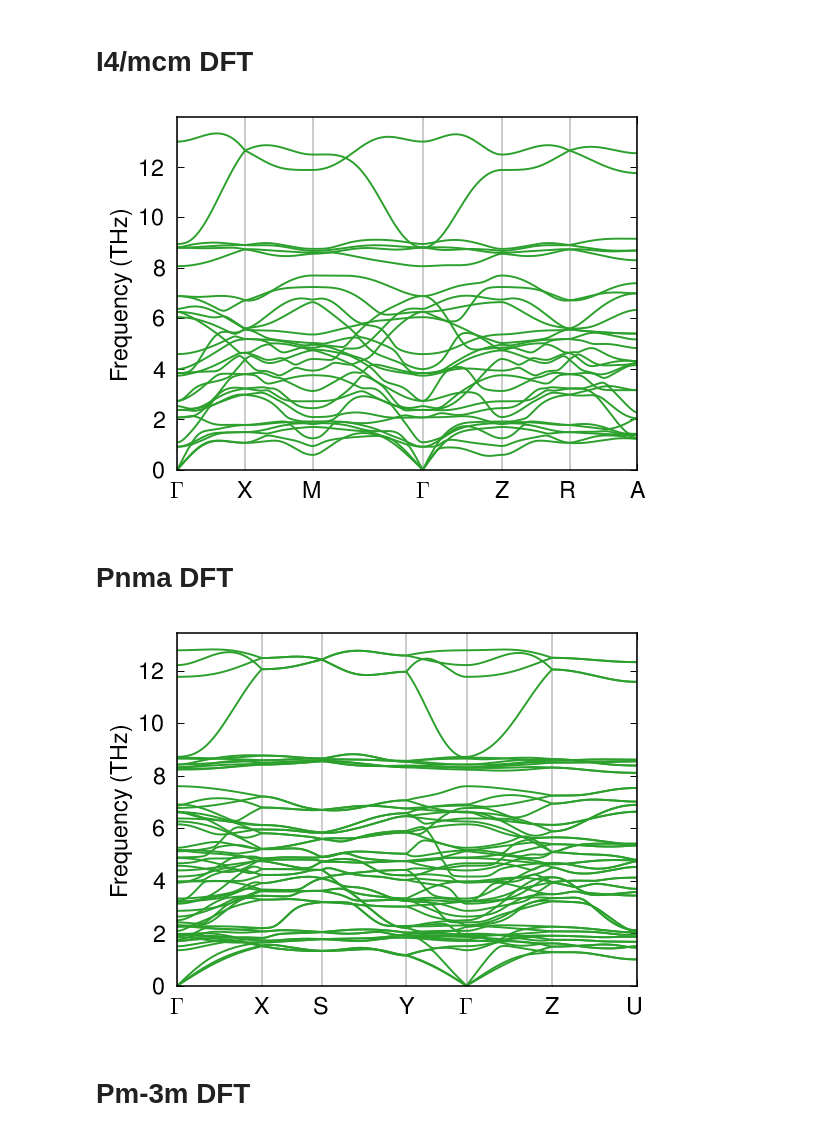
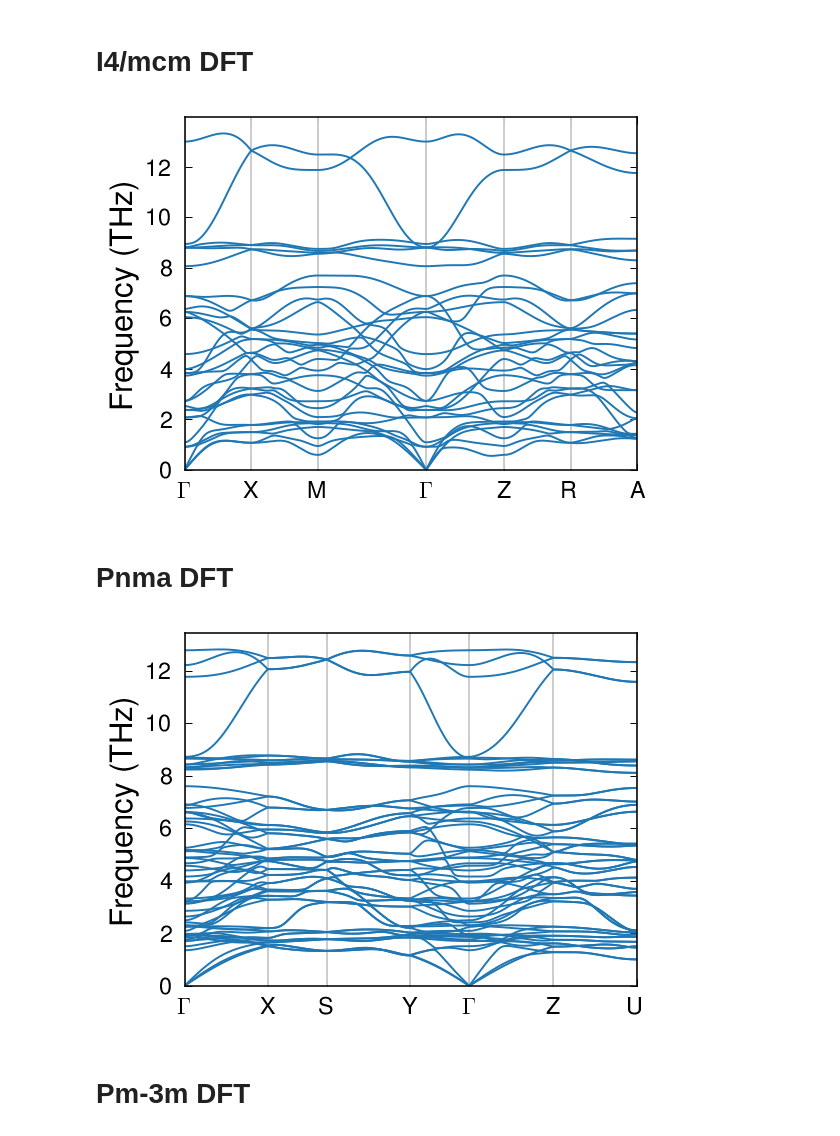
Before and after one commit to NU-CEM/2024_BaZrS3_Phase_Transitions, a Jupyter notebook: Fig1_DFT_phonons.ipynb, the cells around one changed output. Saved outputs shown, nothing was run; the diff lists cells and outputs as text; code cells hidden in the pictures.

```diff
--- a/Fig1_DFT_phonons.ipynb
+++ b/Fig1_DFT_phonons.ipynb
@@ -46,7 +47,7 @@ band = phonon.get_band_structure_dict()
 phonopy_paths, phonopy_dists, phonopy_freqs, *_ = phonon.get_band_structure()
 # %%
 fig, ax = plt.subplots(figsize=(4.2, 3), dpi=140)
-ax.set_ylabel('Frequency (THz)', fontsize=12)
+ax.set_ylabel('Frequency (THz)', fontsize=16)
 
 xticks = [d[0] for d in phonopy_dists] + [phonopy_dists[-1][-1]]
 labels = [r'$\UG{\Gamma}$' if m == 'G' else m for m in list(path)]
@@ -55,15 +56,15 @@ ax.set_xticklabels(labels)
 for xp in xticks:
     ax.axvline(xp, color='0.8')
 
-ax.plot(np.hstack(phonopy_dists), np.vstack(phonopy_freqs), color='tab:green')
+ax.plot(np.hstack(phonopy_dists), np.vstack(phonopy_freqs), color='tab:blue')
 ax.set_xlim(np.hstack(phonopy_dists).min(),np.hstack(phonopy_dists).max())
 ax.set_ylim(np.vstack(phonopy_freqs).min())
 ax.tick_params(labelsize=12)
 
 fig.tight_layout()
-fig.savefig('HSE_DFT_I4_mcm_phonons.png')
+fig.savefig('HSE_DFT_I4_mcm_phonons.png', bbox_inches = 'tight')
 # %% [output]
-[figure, old version]
+[figure, new version]
 # %% [markdown]
 # Pnma DFT
 # %%
@@ -92,24 +93,24 @@ band = phonon.get_band_structure_dict()
 phonopy_paths, phonopy_dists, phonopy_freqs, *_ = phonon.get_band_structure()
 # %%
 fig, ax = plt.subplots(figsize=(4.2, 3), dpi=140)
-ax.set_ylabel('Frequency (THz)', fontsize=12)
+ax.set_ylabel('Frequency (THz)', fontsize=16)
 
 xticks = [d[0] for d in phonopy_dists] + [phonopy_dists[-1][-1]]
 labels = [r'$\UG{\Gamma}$' if m == 'G' else m for m in list(path)]
 ax.set_xticks(xticks)
 ax.set_xticklabels(labels)
 for xp in xticks:
     ax.axvline(xp, color='0.8')
 
-ax.plot(np.hstack(phonopy_dists), np.vstack(phonopy_freqs), color='tab:green')
+ax.plot(np.hstack(phonopy_dists), np.vstack(phonopy_freqs), color='tab:blue')
 ax.set_xlim(np.hstack(phonopy_dists).min(),np.hstack(phonopy_dists).max())
 ax.set_ylim(np.vstack(phonopy_freqs).min())
 ax.tick_params(labelsize=12)
 
 fig.tight_layout()
-fig.savefig('HSE_DFT_Pnma_phonons.png')
+fig.savefig('HSE_DFT_Pnma_phonons.png', bbox_inches = 'tight')
 # %% [output]
-[figure, old version]
+[figure, new version]
 # %% [markdown]
 # Pm-3m DFT
 # %%
```
Also changed, not shown: parts of 2 cells of this notebook, 3 other files.
